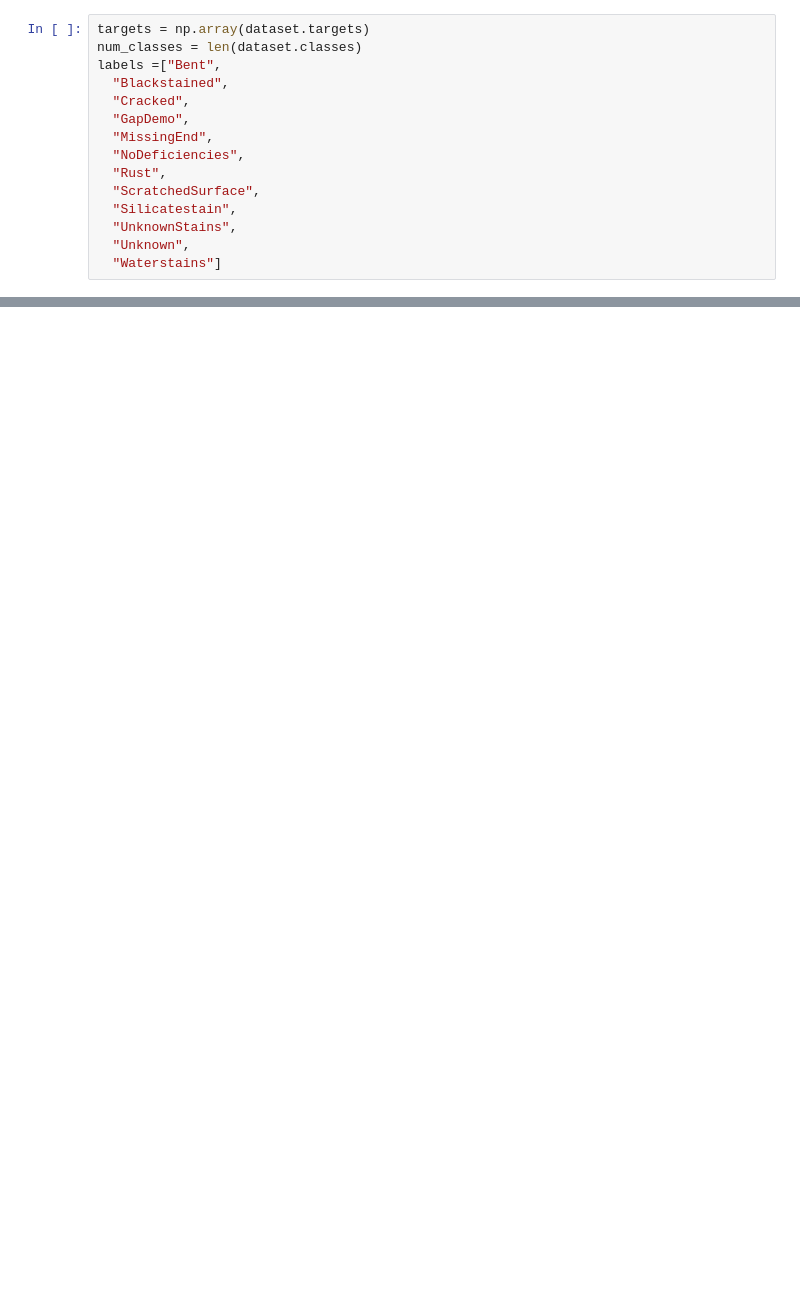
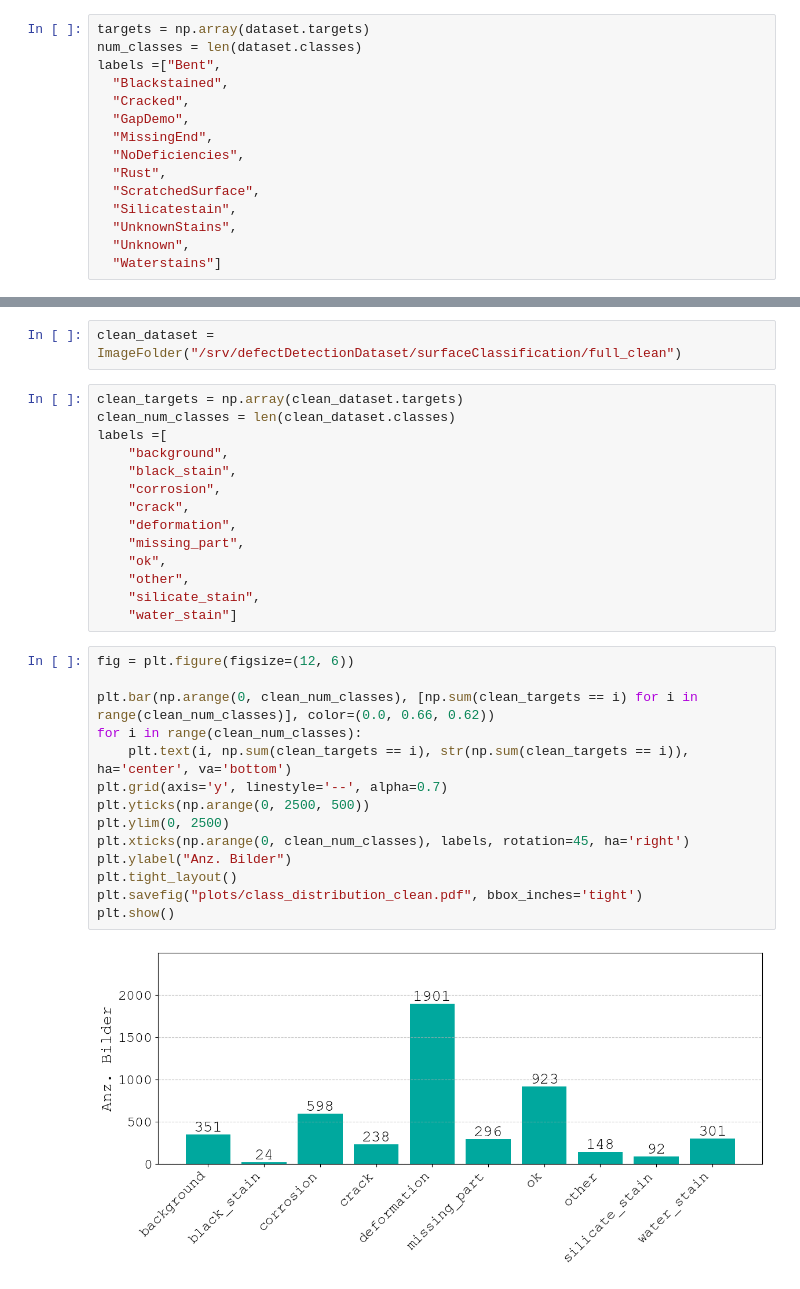
Before and after one commit to LukasBenner/NoisyLabelDefectDetection, a Jupyter notebook: notebooks/plots.ipynb, the cells around one changed output, grey strips where cells are left out. Saved outputs shown, nothing was run; the diff lists cells and outputs as text; blank space fills up the shorter version.

```diff
--- a/notebooks/plots.ipynb
+++ b/notebooks/plots.ipynb
@@ -57,0 +90,32 @@ plt.show()
+# %%
+clean_dataset = ImageFolder("/srv/defectDetectionDataset/surfaceClassification/full_clean")
+# %%
+clean_targets = np.array(clean_dataset.targets)
+clean_num_classes = len(clean_dataset.classes)
+labels =[
+    "background",
+    "black_stain",
+    "corrosion",
+    "crack",
+    "deformation",
+    "missing_part",
+    "ok",
+    "other",
+    "silicate_stain",
+    "water_stain"]
+# %%
+fig = plt.figure(figsize=(12, 6))
+
+plt.bar(np.arange(0, clean_num_classes), [np.sum(clean_targets == i) for i in range(clean_num_classes)], color=(0.0, 0.66, 0.62))
+for i in range(clean_num_classes):
+    plt.text(i, np.sum(clean_targets == i), str(np.sum(clean_targets == i)), ha='center', va='bottom')
+plt.grid(axis='y', linestyle='--', alpha=0.7)
+plt.yticks(np.arange(0, 2500, 500))
+plt.ylim(0, 2500)
+plt.xticks(np.arange(0, clean_num_classes), labels, rotation=45, ha='right')
+plt.ylabel("Anz. Bilder")
+plt.tight_layout()
+plt.savefig("plots/class_distribution_clean.pdf", bbox_inches='tight')
+plt.show()
+# %% [output]
+[figure, added]
```
Also changed, not shown: parts of 17 cells of this notebook, 6 other files.
